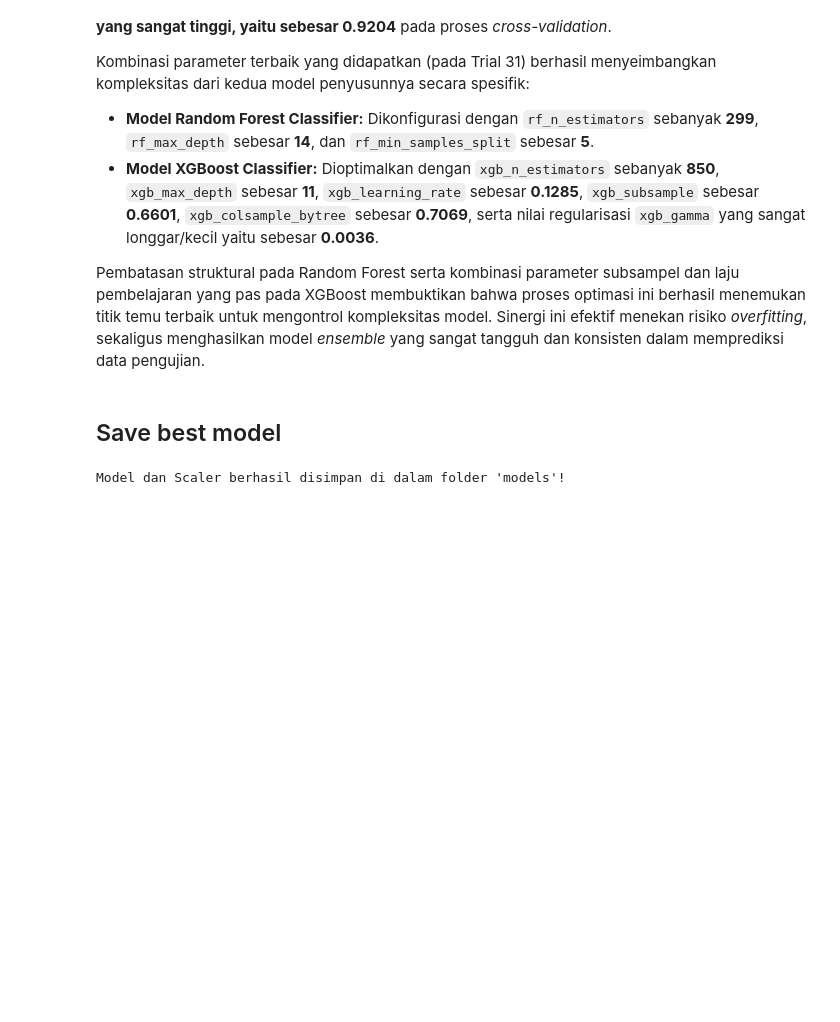
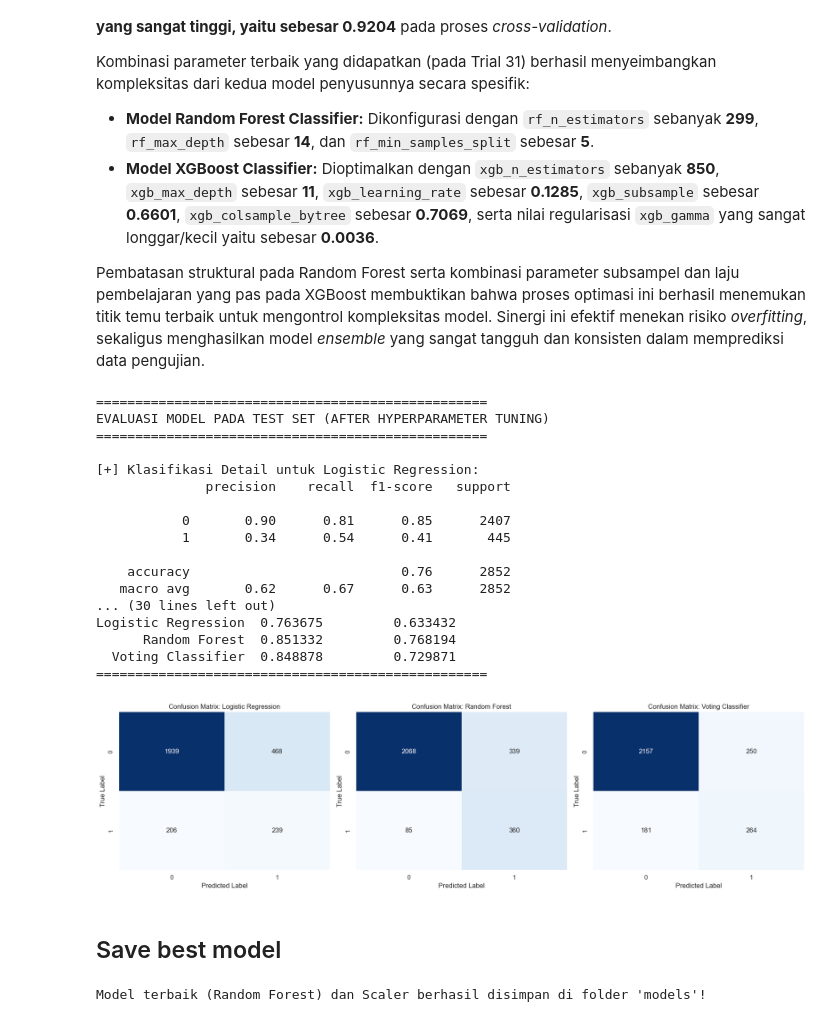
Before and after one commit to JohanaOktaviaRamadhani/bengkod-churn-prediction, a Jupyter notebook: notebook/SoalKetiga.ipynb, the cells around one changed output. Drawn from its saved outputs; the diff is of its cells as text; code cells hidden in the pictures; blank space fills up the shorter version.

```diff
--- a/notebook/SoalKetiga.ipynb
+++ b/notebook/SoalKetiga.ipynb
@@ -1035,17 +1031,87 @@ Kombinasi parameter terbaik yang didapatkan (pada Trial 31) berhasil menyeimbang
 * **Model XGBoost Classifier:** Dioptimalkan dengan `xgb_n_estimators` sebanyak **850**, `xgb_max_depth` sebesar **11**, `xgb_learning_rate` sebesar **0.1285**, `xgb_subsample` sebesar **0.6601**, `xgb_colsample_bytree` sebesar **0.7069**, serta nilai regularisasi `xgb_gamma` yang sangat longgar/kecil yaitu sebesar **0.0036**.
 
 Pembatasan struktural pada Random Forest serta kombinasi parameter subsampel dan laju pembelajaran yang pas pada XGBoost membuktikan bahwa proses optimasi ini berhasil menemukan titik temu terbaik untuk mengontrol kompleksitas model. Sinergi ini efektif menekan risiko *overfitting*, sekaligus menghasilkan model *ensemble* yang sangat tangguh dan konsisten dalam memprediksi data pengujian.
+# %%
+odels = {
+    'Logistic Regression': lr_model,
+    'Random Forest': rf_model,
+    'Voting Classifier': final_voting_model
+}
+
+# 1. Evaluasi & Cetak Metrics Ringkas
+print("="*50)
+print("EVALUASI MODEL PADA TEST SET (AFTER HYPERPARAMETER TUNING)")
+print("="*50)
+
+summary_results = []
+
+for name, model in models.items():
+    # Predict ke data test
+    y_pred = model.predict(X_test_scaled)
+
+    # Hitung metrics
+    acc = accuracy_score(y_test, y_pred)
+    f1_macro = f1_score(y_test, y_pred, average='macro')
+
+    summary_results.append({
+        'Model': name,
+        'Accuracy': acc,
+        'F1-Macro (Test)': f1_macro
+    })
+
+    print(f"\n[+] Klasifikasi Detail untuk {name}:")
+    print(classification_report(y_test, y_pred))
+    print("-" * 50)
+
+# 2. Tampilkan Tabel Perbandingan Ringkas
+df_summary = pd.DataFrame(summary_results)
+print("\nTABEL PERBANDINGAN PERFORMA TEST SET:")
+print(df_summary.to_string(index=False))
+print("="*50)
+
+# 3. Visualisasi Confusion Matrix untuk Ketiga Model
+fig, axes = plt.subplots(1, 3, figsize=(18, 5))
+
+for ax, (name, model) in zip(axes, models.items()):
+    y_pred = model.predict(X_test_scaled)
+    cm = confusion_matrix(y_test, y_pred)
+
+    sns.heatmap(cm, annot=True, fmt='d', cmap='Blues', ax=ax, cbar=False)
+    ax.set_title(f'Confusion Matrix: {name}')
+    ax.set_xlabel('Predicted Label')
+    ax.set_ylabel('True Label')
+
+plt.tight_layout()
+plt.show()
+# %% [output]
+==================================================
+EVALUASI MODEL PADA TEST SET (AFTER HYPERPARAMETER TUNING)
+==================================================
+
+[+] Klasifikasi Detail untuk Logistic Regression:
+              precision    recall  f1-score   support
+
+           0       0.90      0.81      0.85      2407
+           1       0.34      0.54      0.41       445
+
+    accuracy                           0.76      2852
+   macro avg       0.62      0.67      0.63      2852
+... (30 lines left out)
+Logistic Regression  0.763675         0.633432
+      Random Forest  0.851332         0.768194
+  Voting Classifier  0.848878         0.729871
+==================================================
+[figure, added]
 # %% [markdown]
 ## Save best model
 # %%
 import os
 import joblib
-
 os.makedirs('models', exist_ok=True)
 
-joblib.dump(final_voting_model, 'models\\best_model.joblib')
-joblib.dump(scaler, 'models\\scaler.joblib')
+joblib.dump(rf_model, os.path.join('models', 'best_model.joblib'))
+joblib.dump(scaler, os.path.join('models', 'scaler.joblib'))
 
-print("Model dan Scaler berhasil disimpan di dalam folder 'models'!")
+print("Model terbaik (Random Forest) dan Scaler berhasil disimpan di folder 'models'!")
 # %% [output]
-Model dan Scaler berhasil disimpan di dalam folder 'models'!
+Model terbaik (Random Forest) dan Scaler berhasil disimpan di folder 'models'!
```
Also changed, not shown: parts of 2 cells of this notebook, 1 other file.
